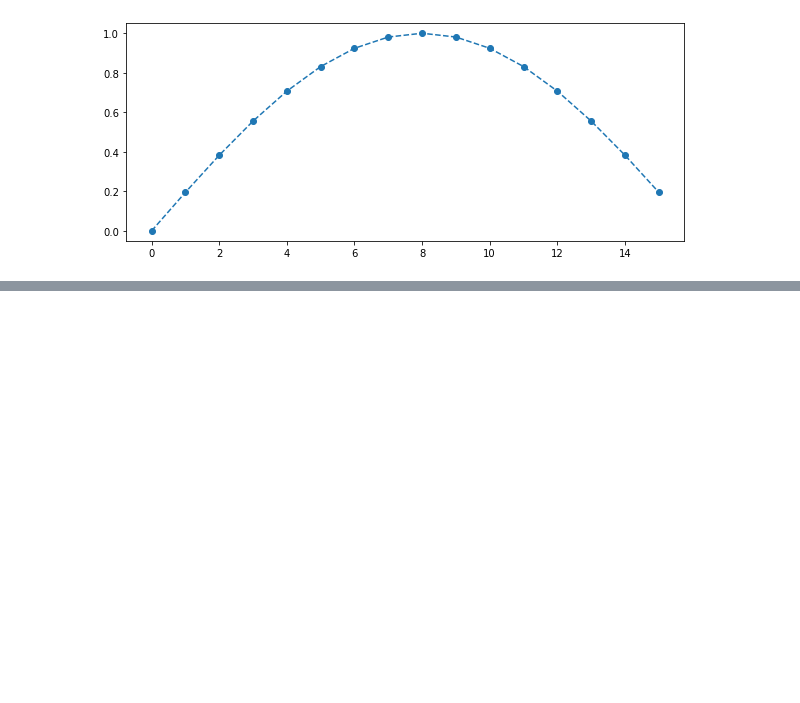
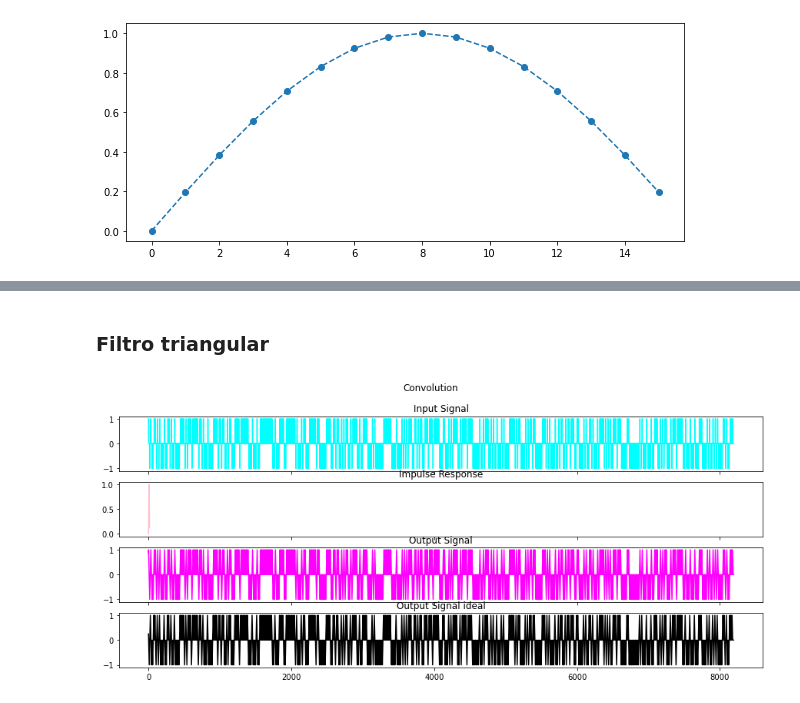
Before and after one commit to jonathancagua/PDS, a Jupyter notebook: CURSO/1_TP3.ipynb, the cells around one changed output, grey strips where cells are left out. Drawn from its saved outputs; the diff is of its cells as text; code cells hidden in the pictures; blank space fills up the shorter version.

```diff
--- a/CURSO/1_TP3.ipynb
+++ b/CURSO/1_TP3.ipynb
@@ -124,0 +167,21 @@ plt.show()
+# %% [markdown]
+### Filtro triangular
+# %%
+pulso_triangular_conv = sc.convolve(d_signal,pulso_triangular, mode='same')
+
+pulso_triangular_ide_conv = sc.convolve(pulso_triangular_conv,h_signal, mode='same')
+
+f,plt_arr = plt.subplots(4,sharex=True)
+f.suptitle("Convolution")
+plt_arr[0].plot(d_signal, color ='cyan')
+plt_arr[0].set_title("Input Signal")
+plt_arr[1].plot(pulso_triangular, color ='pink')
+plt_arr[1].set_title("Impulse Response")
+plt_arr[2].plot(pulso_triangular_conv, color ='magenta')
+plt_arr[2].set_title("Output Signal")
+plt_arr[3].plot(pulso_triangular_ide_conv, color ='black')
+plt_arr[3].set_title("Output Signal ideal")
+plt.rcParams["figure.figsize"] = [15,6]
+plt.show()
+# %% [output]
+[figure, added]
```
Also changed, not shown: parts of 11 cells of this notebook.
